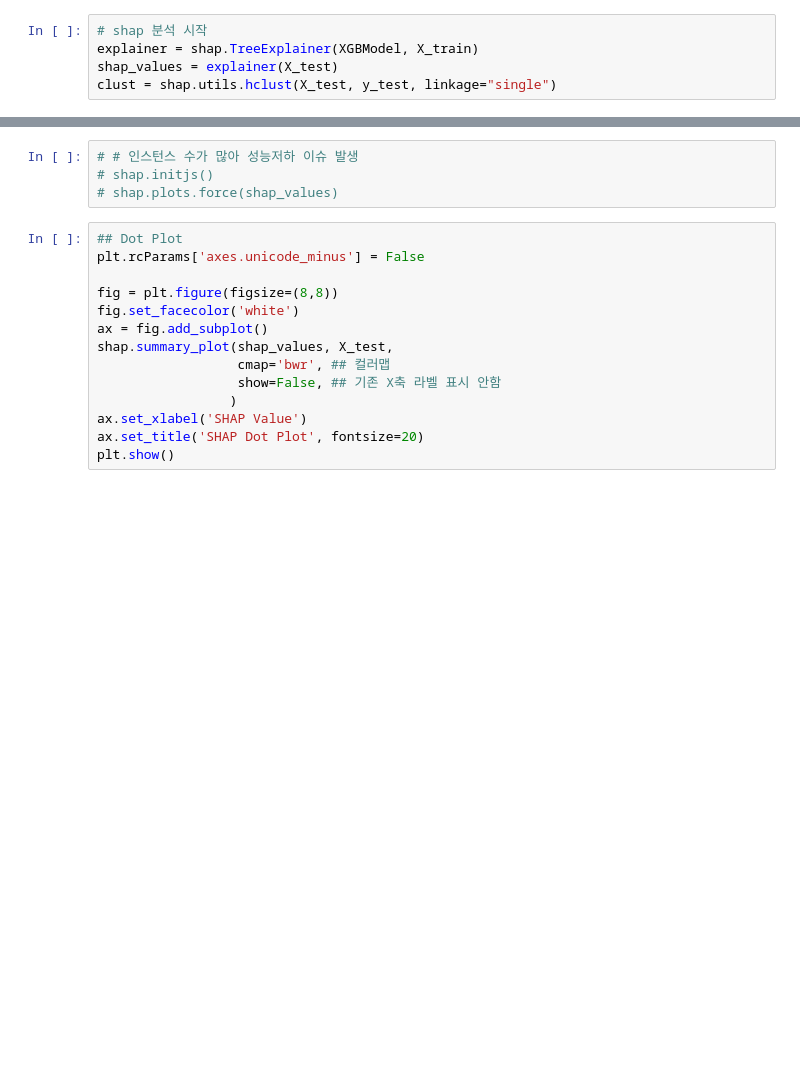
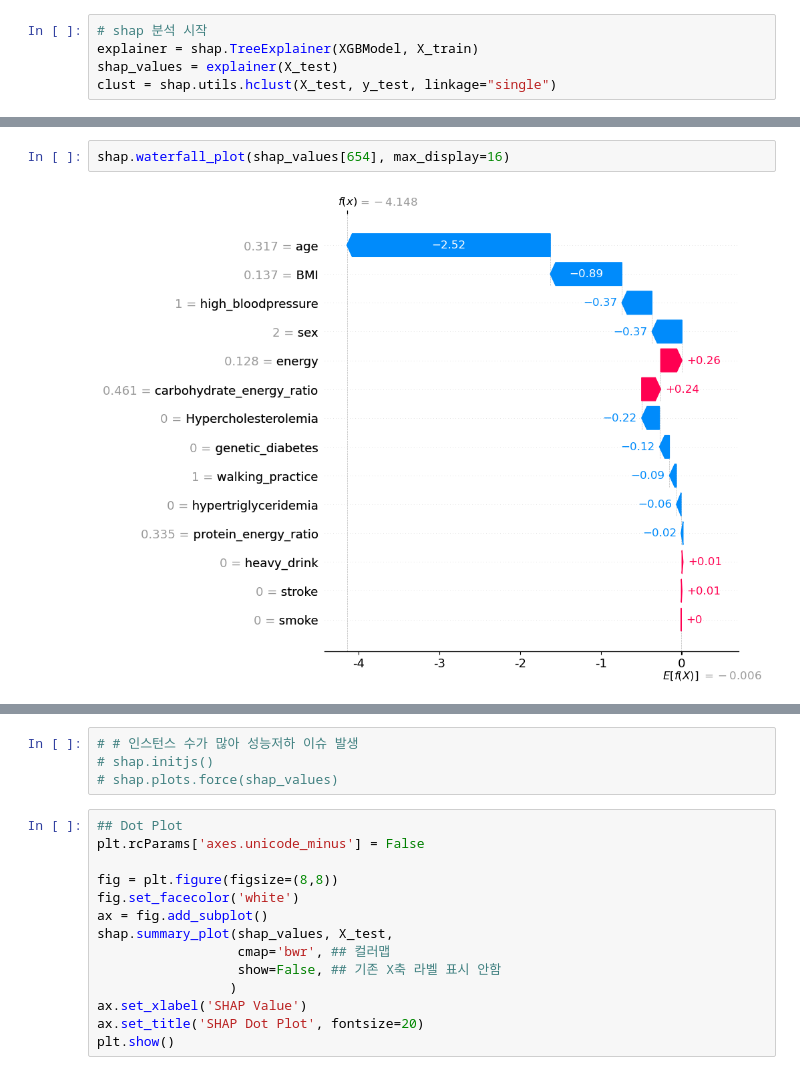
Before and after one commit to jhan0121/Independent-Capstone-Design, a Jupyter notebook: code/final_model.ipynb, the cells around one changed output, grey strips where cells are left out. Cells and saved outputs as stored; diff of their text form; blank space fills up the shorter version.

```diff
--- a/code/final_model.ipynb
+++ b/code/final_model.ipynb
@@ -248,4 +265,8 @@ shap.force_plot(explainer.expected_value, shap_values.values[0,:], X_test.iloc[0
 <shap.plots._force.AdditiveForceVisualizer at 0x...>
+# %%
+shap.waterfall_plot(shap_values[654], max_display=16)
+# %% [output]
+[figure, added]
 # %%
 # 특정 피처 간의 관계에 대한 해석
 shap.dependence_plot("age", shap_values.values, X_test, interaction_index="auto")
```
Also changed, not shown: parts of 18 cells of this notebook, 12 other files.
